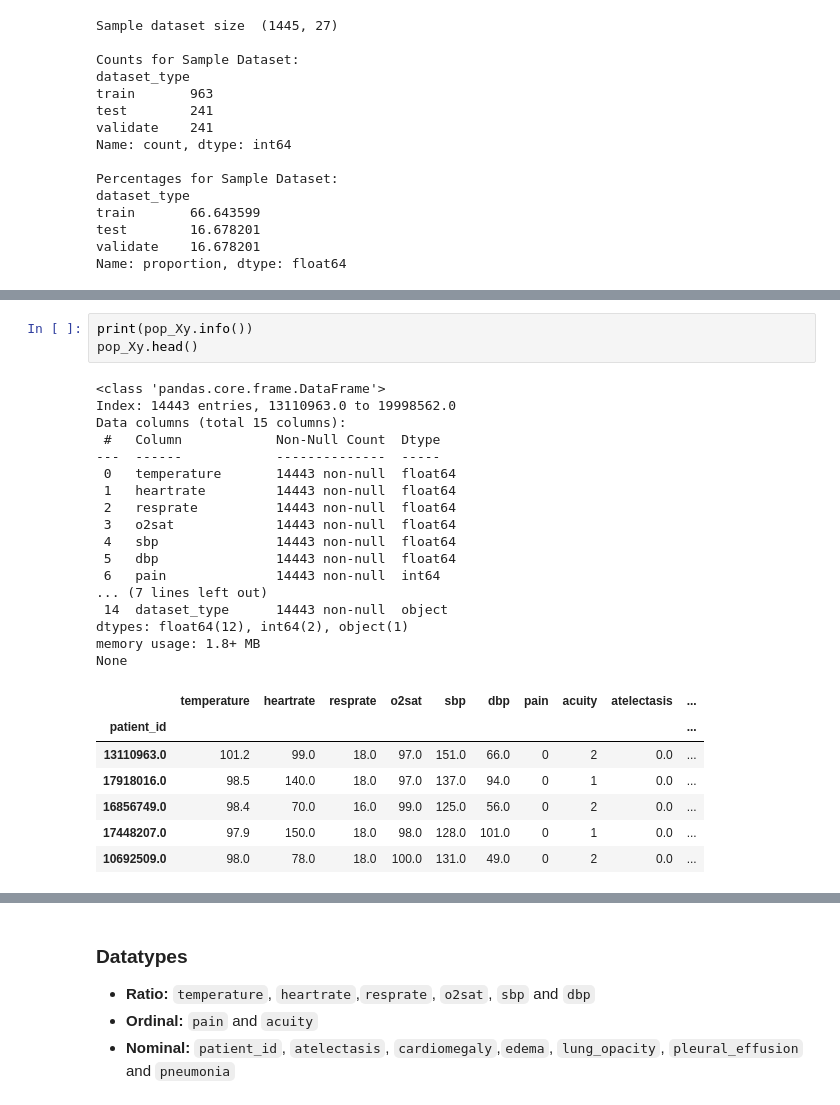
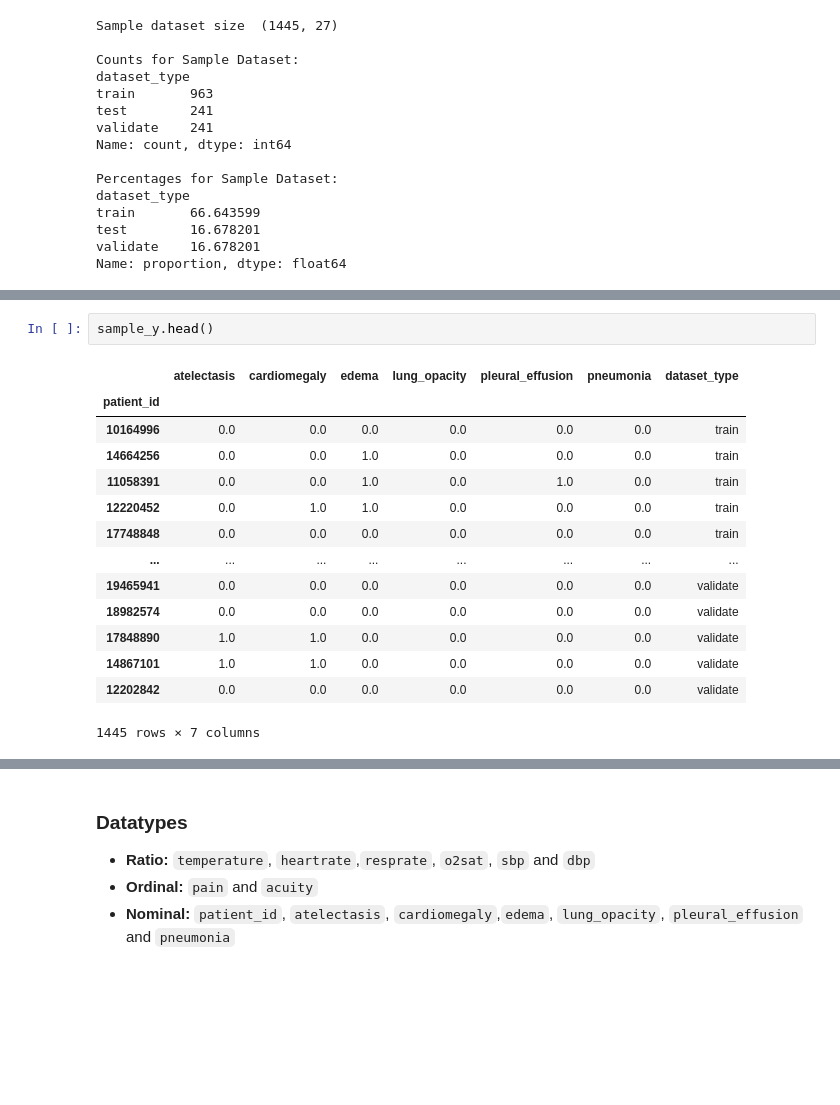
Before and after one commit to UC-Berkeley-I-School/mids-210-radiology-triage-models-spring24, a Jupyter notebook: datasets/tabular-leemgjunior.ipynb, the cells around one changed output, grey strips where cells are left out. Drawn from its saved outputs; the diff is of its cells as text; blank space fills up the shorter version.

```diff
--- a/datasets/tabular-leemgjunior.ipynb
+++ b/datasets/tabular-leemgjunior.ipynb
@@ -202,28 +249,17 @@ pop_y[pop_y.columns[0:]]
-# %%
-print(pop_Xy.info())
-pop_Xy.head()
-# %% [output]
-<class 'pandas.core.frame.DataFrame'>
-Index: 14443 entries, 13110963.0 to 19998562.0
-Data columns (total 15 columns):
- #   Column            Non-Null Count  Dtype
----  ------            --------------  -----
- 0   temperature       14443 non-null  float64
- 1   heartrate         14443 non-null  float64
- 2   resprate          14443 non-null  float64
- 3   o2sat             14443 non-null  float64
- 4   sbp               14443 non-null  float64
- 5   dbp               14443 non-null  float64
- 6   pain              14443 non-null  int64
-... (7 lines left out)
- 14  dataset_type      14443 non-null  object
-dtypes: float64(12), int64(2), object(1)
-memory usage: 1.8+ MB
-None
-|  | temperature | heartrate | resprate | o2sat | sbp | dbp | pain | acuity | atelectasis | ... |
-| patient_id |  |  |  |  |  |  |  |  |  | ... |
-| 13110963.0 | 101.2 | 99.0 | 18.0 | 97.0 | 151.0 | 66.0 | 0 | 2 | 0.0 | ... |
-| 17918016.0 | 98.5 | 140.0 | 18.0 | 97.0 | 137.0 | 94.0 | 0 | 1 | 0.0 | ... |
-| 16856749.0 | 98.4 | 70.0 | 16.0 | 99.0 | 125.0 | 56.0 | 0 | 2 | 0.0 | ... |
-| 17448207.0 | 97.9 | 150.0 | 18.0 | 98.0 | 128.0 | 101.0 | 0 | 1 | 0.0 | ... |
-| 10692509.0 | 98.0 | 78.0 | 18.0 | 100.0 | 131.0 | 49.0 | 0 | 2 | 0.0 | ... |
+# %%
+sample_y.head()
+# %% [output]
+|  | atelectasis | cardiomegaly | edema | lung_opacity | pleural_effusion | pneumonia | dataset_type |
+| patient_id |  |  |  |  |  |  |  |
+| 10164996 | 0.0 | 0.0 | 0.0 | 0.0 | 0.0 | 0.0 | train |
+| 14664256 | 0.0 | 0.0 | 1.0 | 0.0 | 0.0 | 0.0 | train |
+| 11058391 | 0.0 | 0.0 | 1.0 | 0.0 | 1.0 | 0.0 | train |
+| 12220452 | 0.0 | 1.0 | 1.0 | 0.0 | 0.0 | 0.0 | train |
+| 17748848 | 0.0 | 0.0 | 0.0 | 0.0 | 0.0 | 0.0 | train |
+| ... | ... | ... | ... | ... | ... | ... | ... |
+| 19465941 | 0.0 | 0.0 | 0.0 | 0.0 | 0.0 | 0.0 | validate |
+| 18982574 | 0.0 | 0.0 | 0.0 | 0.0 | 0.0 | 0.0 | validate |
+| 17848890 | 1.0 | 1.0 | 0.0 | 0.0 | 0.0 | 0.0 | validate |
+| 14867101 | 1.0 | 1.0 | 0.0 | 0.0 | 0.0 | 0.0 | validate |
+| 12202842 | 0.0 | 0.0 | 0.0 | 0.0 | 0.0 | 0.0 | validate |
+1445 rows × 7 columns
```
Also changed, not shown: parts of 22 cells of this notebook, 2 other files.
